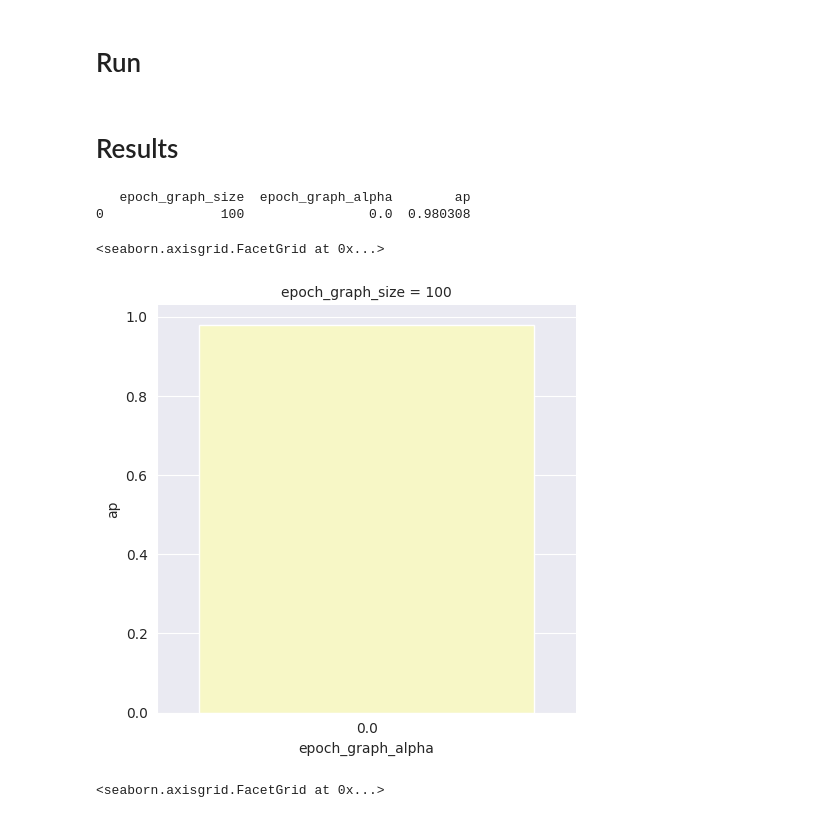
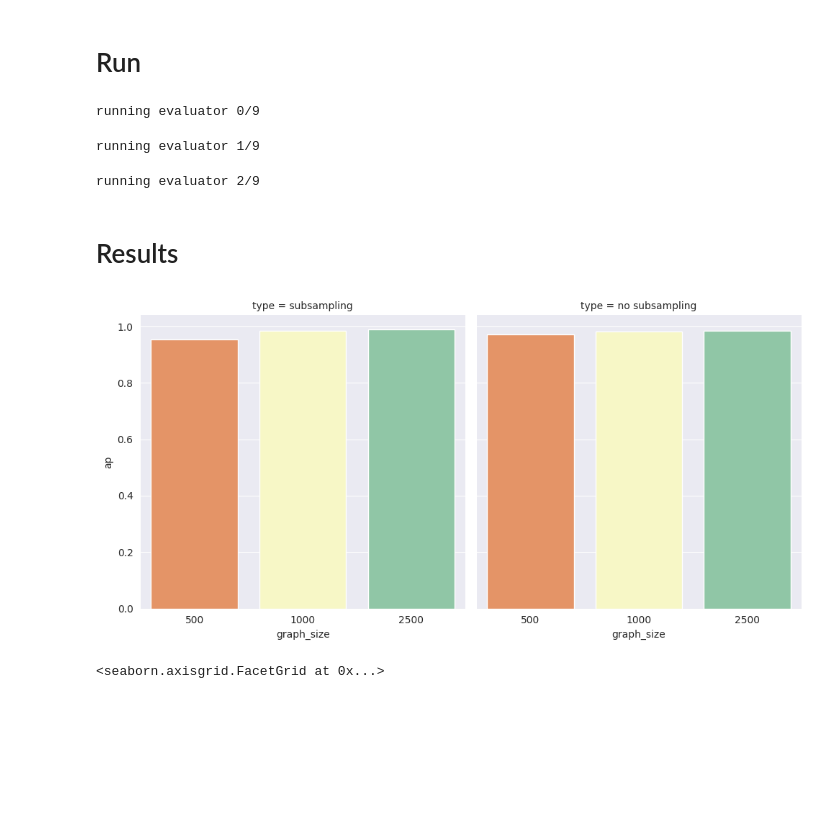
Before and after one commit to HydrofinLoewenherz/embedding-eval-framework, a Jupyter notebook: notebooks/main.ipynb, the cells around one changed output. Saved outputs shown, nothing was run; the diff lists cells and outputs as text; code cells hidden in the pictures; blank space fills up the shorter version.

Commit message:
get graph size with and without subsampling test results

```diff
--- a/notebooks/main.ipynb
+++ b/notebooks/main.ipynb
@@ -46,7 +47,7 @@ df_result = pd.DataFrame({})
 run_len = len(experiment['args']) * experiment['reps']
 for i, args in enumerate(experiment["args"]):
     # override args for specific test
-    args.graph_type = "girg"
+    args.note = "no epoch subsampling"
 
     # skip to beginning of specified repetition block
     if i < int(experiment['skip_to'] / experiment['reps']):
@@ -63,7 +64,7 @@ for i, args in enumerate(experiment["args"]):
             graph=graph,
             dim=dim,
             args=args,
-            writer_log_dir=f"runs/{experiment['key']}/s{args.epoch_graph_size}-a{args.epoch_graph_alpha}-b{args.epoch_graph_boredom_pth}-l{args.layers}xs{args.layer_size}--{rep}",
+            writer_log_dir=f"runs/{experiment['key']}/s{args.graph_size}--all-train--{rep}",
             device=device
         )
         start_time = time.time()
@@ -94,26 +95,27 @@ for i, args in enumerate(experiment["args"]):
 
     # save results just in case the run fails mid run
     df_result.to_csv(f"{experiment['key']}.csv.zip", index=False, compression=dict(method='zip', archive_name=f"{experiment['key']}.csv"))
+# %% [output]
+running evaluator 0/9
+running evaluator 1/9
+running evaluator 2/9
 # %% [markdown]
 # Results
 # %%
 # mean score (bars)
-df_result_mean_ap = df_result.groupby(["epoch_graph_size", "epoch_graph_alpha"], as_index=False)["ap"].mean().sort_values(by=['ap'])
-print(df_result_mean_ap)
+df_result_mean_ap = df_result.groupby(["graph_size", "type"], as_index=False)["ap"].mean().sort_values(by=['ap'])
+# print(df_result_mean_ap)
 
 sns.catplot(
     data=df_result_mean_ap,
-    col="epoch_graph_size",
-    x="epoch_graph_alpha",
+    col="type",
+    x="graph_size",
     y="ap",
     palette="Spectral",
     kind = "bar"
 )
 # %% [output]
-   epoch_graph_size  epoch_graph_alpha        ap
-0               100                0.0  0.980308
-<seaborn.axisgrid.FacetGrid at 0x...>
-[figure, old version]
+[figure, new version]
 # %%
 # score per epoch graph size and alpha (line with std)
 sns.relplot(
```
Also changed, not shown: parts of 10 cells of this notebook, 11 other files.
